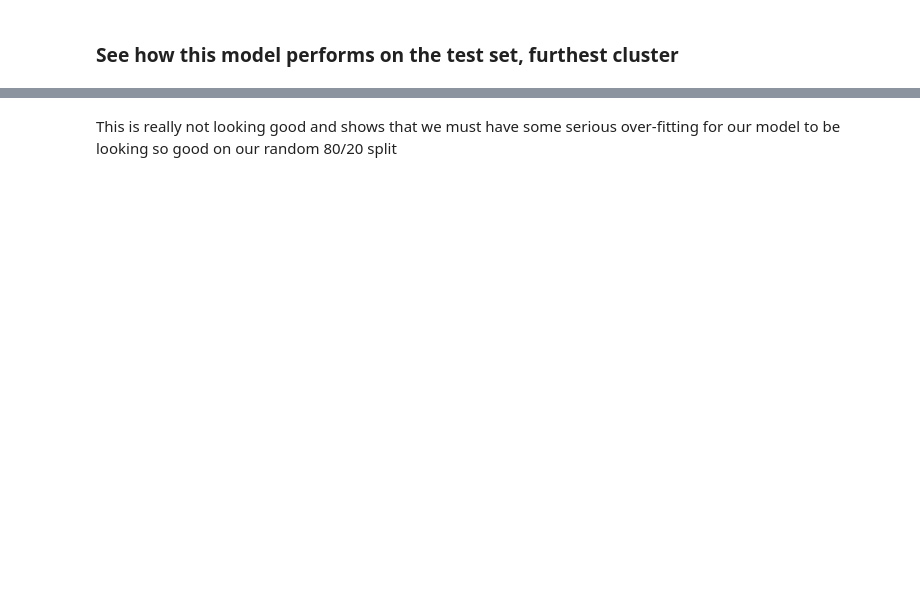
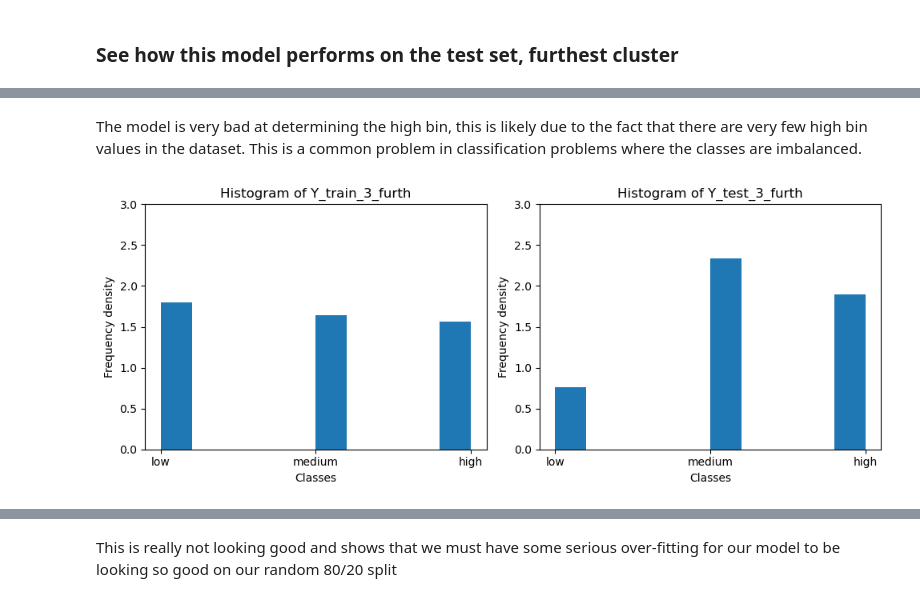
Before and after one commit to ASarriJackson/SummerProject, a Jupyter notebook: Classifiers/Classification_Random_Forrest.ipynb, the cells around one changed output, grey strips where cells are left out. Cells and saved outputs as stored; diff of their text form; code cells hidden in the pictures; blank space fills up the shorter version.

```diff
--- a/Classifiers/Classification_Random_Forrest.ipynb
+++ b/Classifiers/Classification_Random_Forrest.ipynb
@@ -317,3 +315,31 @@ So when we train our model on all the most similar compounds and the test on the
+# %% [markdown]
+The model is very bad at determining the high bin, this is likely due to the fact that there are very few high bin values in the dataset. This is a common problem in classification problems where the classes are imbalanced.
+# %%
+import matplotlib.pyplot as plt
+
+
+fig, (ax1, ax2) = plt.subplots(1, 2, figsize=(10, 4))
+
+ax1.hist(Y_train_3_furth,density=True)
+ax1.set_xlabel('Classes')
+ax1.set_ylabel('Frequency density')
+ax1.set_title('Histogram of Y_train_3_furth')
+ax1.set_xticks([0, 1, 2])
+ax1.set_xticklabels(['low', 'medium', 'high'])
+ax1.set_ylim(0, 3.0)
+ax2.set_ylim(0, 3.0)
+ax2.set_xticks([0, 1, 2])
+ax2.set_xticklabels(['low', 'medium', 'high'])
+
+ax2.hist(Y_test_3_furth,density=True)
+ax2.set_xlabel('Classes')
+ax2.set_ylabel('Frequency density')
+ax2.set_title('Histogram of Y_test_3_furth')
+
+plt.tight_layout()
+plt.show()
+# %% [output]
+[figure, added]
 # %%
 print(classification_report(Y_test_3_furth, model_RF_3.predict(X_test_3_furth),target_names=bins_label_3))
 # %% [output]
```
Also changed, not shown: parts of 12 cells of this notebook, 2 other files.
